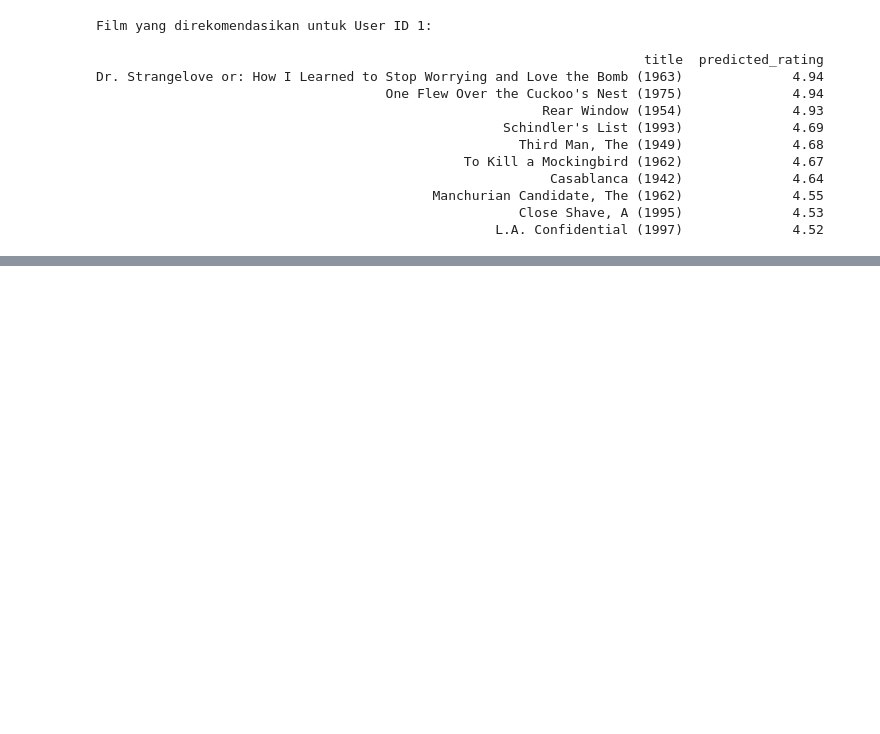
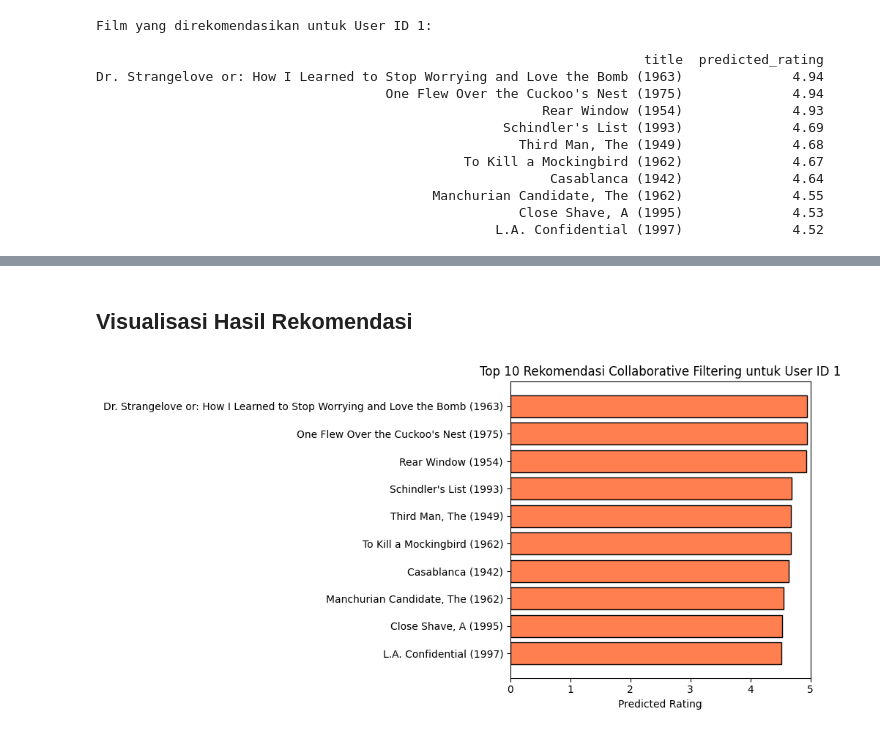
Before and after one commit to r021n/simple-machine-learing, a Jupyter notebook: Simple_Movie_Recommendation_System.ipynb, the cells around one changed output, grey strips where cells are left out. Drawn from its saved outputs; the diff is of its cells as text; code cells hidden in the pictures; blank space fills up the shorter version.

Commit message:
View user viewing history and visualize recommendation results

```diff
--- a/Simple_Movie_Recommendation_System.ipynb
+++ b/Simple_Movie_Recommendation_System.ipynb
@@ -467,0 +493,18 @@ Dr. Strangelove or: How I Learned to Stop Worrying and Love the Bomb (1963)
+# %% [markdown]
+## Visualisasi Hasil Rekomendasi
+# %%
+plt.figure(figsize=(10, 5))
+plt.barh(
+    collab_recommendations["title"],
+    collab_recommendations["predicted_rating"],
+    color="coral",
+    edgecolor="black"
+)
+plt.xlabel("Predicted Rating")
+plt.title(f"Top 10 Rekomendasi Collaborative Filtering untuk User ID {test_user_id}")
+plt.xlim(0, 5)
+plt.gca().invert_yaxis()
+plt.tight_layout()
+plt.show()
+# %% [output]
+[figure, added]
```
Also changed, not shown: parts of 2 cells of this notebook.
